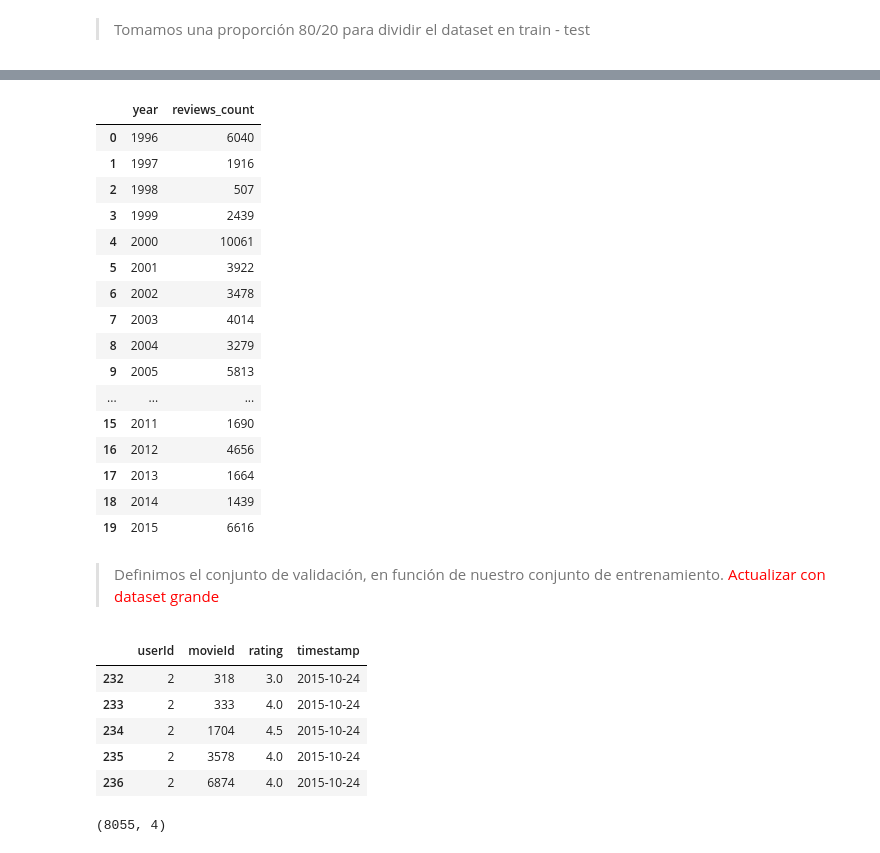
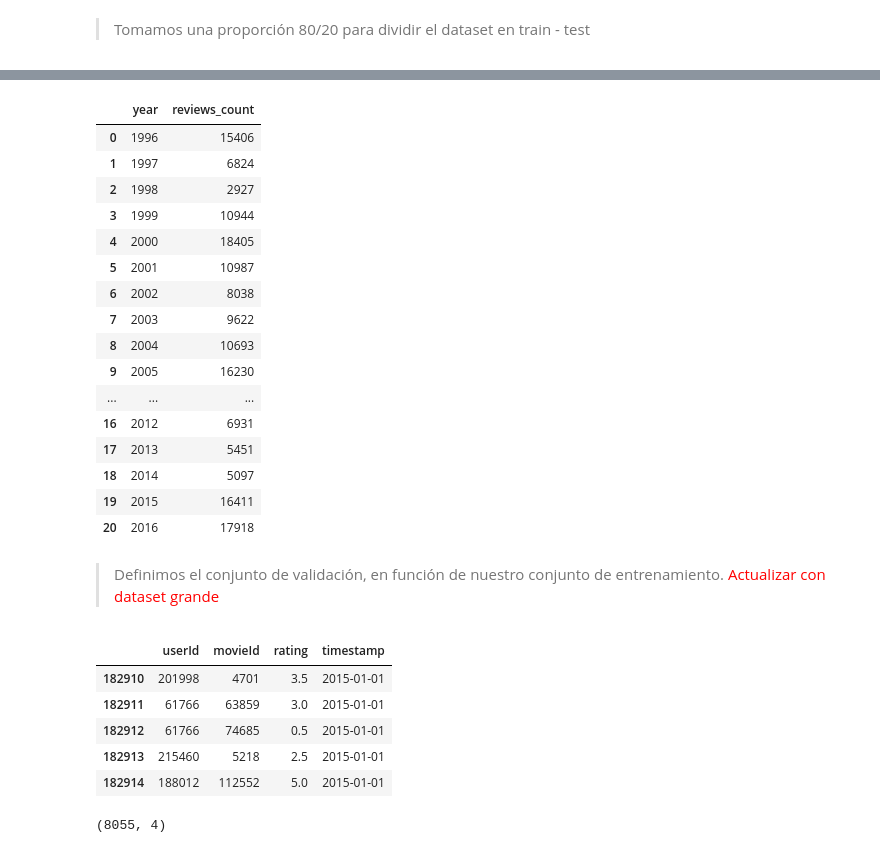
Before and after one commit to haploide/recommendation_system, a Jupyter notebook: notebooks/Entregable_3_Araoz_Bajo_Barrera.ipynb, the cells around one changed output, grey strips where cells are left out. Drawn from its saved outputs; the diff is of its cells as text; code cells hidden in the pictures.

```diff
--- a/notebooks/Entregable_3_Araoz_Bajo_Barrera.ipynb
+++ b/notebooks/Entregable_3_Araoz_Bajo_Barrera.ipynb
@@ -27,7 +27,7 @@ movies.head()
 | 3 | 4 | Waiting to Exhale (1995) | Comedy|Drama|Romance |
 | 4 | 5 | Father of the Bride Part II (1995) | Comedy |
 # %%
-ratings = pd.read_csv("../data/ml-latest/ratings.csv")
+ratings = pd.read_csv("../data/ml-latest/ratings.csv").sample(300000, random_state=42).sort_values(by='timestamp', ascending=True).reset_index(drop=True)
 ratings
 # %% [output]
 |  | userId | movieId | rating | timestamp |
@@ -186,7 +186,7 @@ plot_df.head(25)
 # %% [markdown]
 > Tomamos una proporción 80/20 para dividir el dataset en train - test
 # %%
-train = ratings[(ratings.timestamp < datetime(year=2016, month=1, day=1))]
+train = ratings[(ratings.timestamp < datetime(year=2017, month=1, day=1))]
 train.head()
 # %% [output]
 |  | userId | movieId | rating | timestamp |
@@ -237,34 +237,34 @@ plot_df.columns = ["year", "reviews_count"]
 plot_df.head(25)
 # %% [output]
 |  | year | reviews_count |
-| 0 | 1996 | 6040 |
-| 1 | 1997 | 1916 |
-| 2 | 1998 | 507 |
-| 3 | 1999 | 2439 |
-| 4 | 2000 | 10061 |
-| 5 | 2001 | 3922 |
-| 6 | 2002 | 3478 |
-| 7 | 2003 | 4014 |
-| 8 | 2004 | 3279 |
-| 9 | 2005 | 5813 |
+| 0 | 1996 | 15406 |
+| 1 | 1997 | 6824 |
+| 2 | 1998 | 2927 |
+| 3 | 1999 | 10944 |
+| 4 | 2000 | 18405 |
+| 5 | 2001 | 10987 |
+| 6 | 2002 | 8038 |
+| 7 | 2003 | 9622 |
+| 8 | 2004 | 10693 |
+| 9 | 2005 | 16230 |
 | ... | ... | ... |
-| 15 | 2011 | 1690 |
-| 16 | 2012 | 4656 |
-| 17 | 2013 | 1664 |
-| 18 | 2014 | 1439 |
-| 19 | 2015 | 6616 |
+| 16 | 2012 | 6931 |
+| 17 | 2013 | 5451 |
+| 18 | 2014 | 5097 |
+| 19 | 2015 | 16411 |
+| 20 | 2016 | 17918 |
 # %% [markdown]
 > Definimos el conjunto de validación, en función de nuestro conjunto de entrenamiento. <span style="color:red">Actualizar con dataset grande</span>
 # %%
-validation = train[train.timestamp >= datetime(year=2014, month=1, day=1)]
+validation = train[train.timestamp >= datetime(year=2015, month=1, day=1)]
 validation.head()
 # %% [output]
 |  | userId | movieId | rating | timestamp |
-| 232 | 2 | 318 | 3.0 | 2015-10-24 |
-| 233 | 2 | 333 | 4.0 | 2015-10-24 |
-| 234 | 2 | 1704 | 4.5 | 2015-10-24 |
-| 235 | 2 | 3578 | 4.0 | 2015-10-24 |
-| 236 | 2 | 6874 | 4.0 | 2015-10-24 |
+| 182910 | 201998 | 4701 | 3.5 | 2015-01-01 |
+| 182911 | 61766 | 63859 | 3.0 | 2015-01-01 |
+| 182912 | 61766 | 74685 | 0.5 | 2015-01-01 |
+| 182913 | 215460 | 5218 | 2.5 | 2015-01-01 |
+| 182914 | 188012 | 112552 | 5.0 | 2015-01-01 |
 # %%
 validation.shape
 # %% [output]
```
Also changed, not shown: parts of 19 cells of this notebook.
